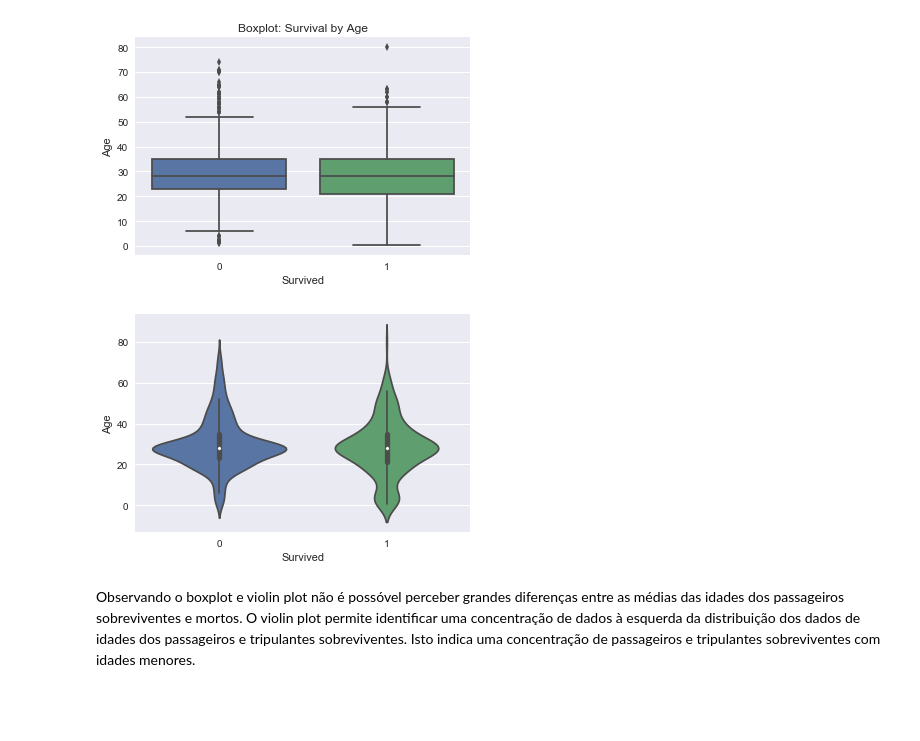
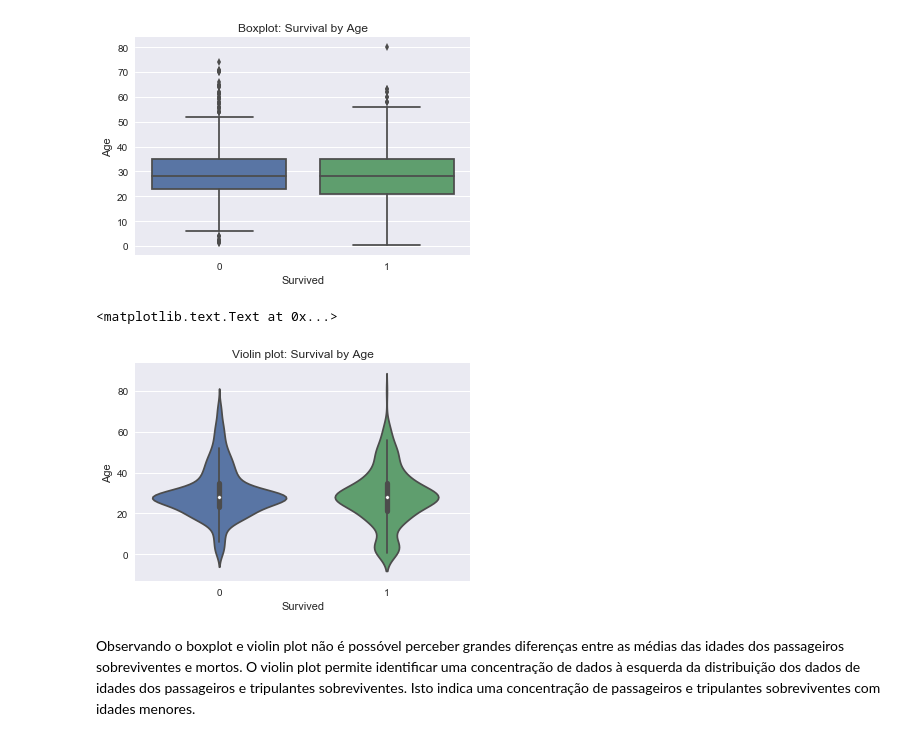
Before and after one commit to pboliveirafilho/Udacity, a Jupyter notebook: P2_Investigando_uma_Base_de_Dados.ipynb, the cells around one changed output. Cells and saved outputs as stored; diff of their text form; code cells hidden in the pictures; blank space fills up the shorter version.

```diff
--- a/P2_Investigando_uma_Base_de_Dados.ipynb
+++ b/P2_Investigando_uma_Base_de_Dados.ipynb
@@ -278,8 +278,10 @@ plt.title("Boxplot: Survival by Age")
 # %%
 # Violin plot da variável Age em função da sobrevivência
 vp_age = sns.violinplot(x="Survived", y="Age", data=titanic_data)
+plt.title("Violin plot: Survival by Age")
 # %% [output]
+<matplotlib.text.Text at 0x...>
-[figure, old version]
+[figure, new version]
 # %% [markdown]
 Observando o boxplot e violin plot não é possóvel perceber grandes diferenças entre as médias das idades dos passageiros sobreviventes e mortos. O violin plot permite identificar uma concentração de dados à esquerda da distribuição dos dados de idades dos passageiros e tripulantes sobreviventes. Isto indica uma concentração de passageiros e tripulantes sobreviventes com idades menores.
 # %% [markdown]
```
Also changed, not shown: parts of 2 cells of this notebook, 1 other file.
